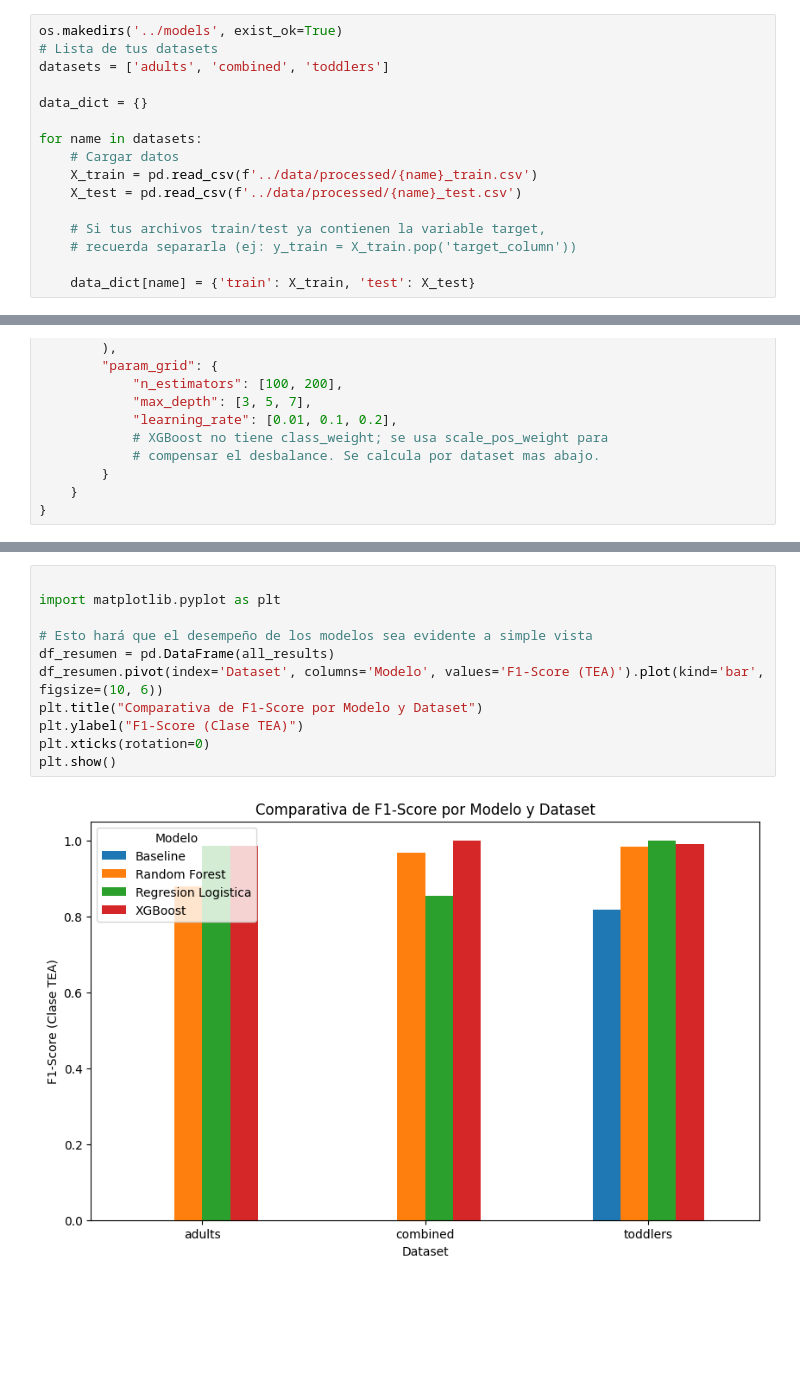
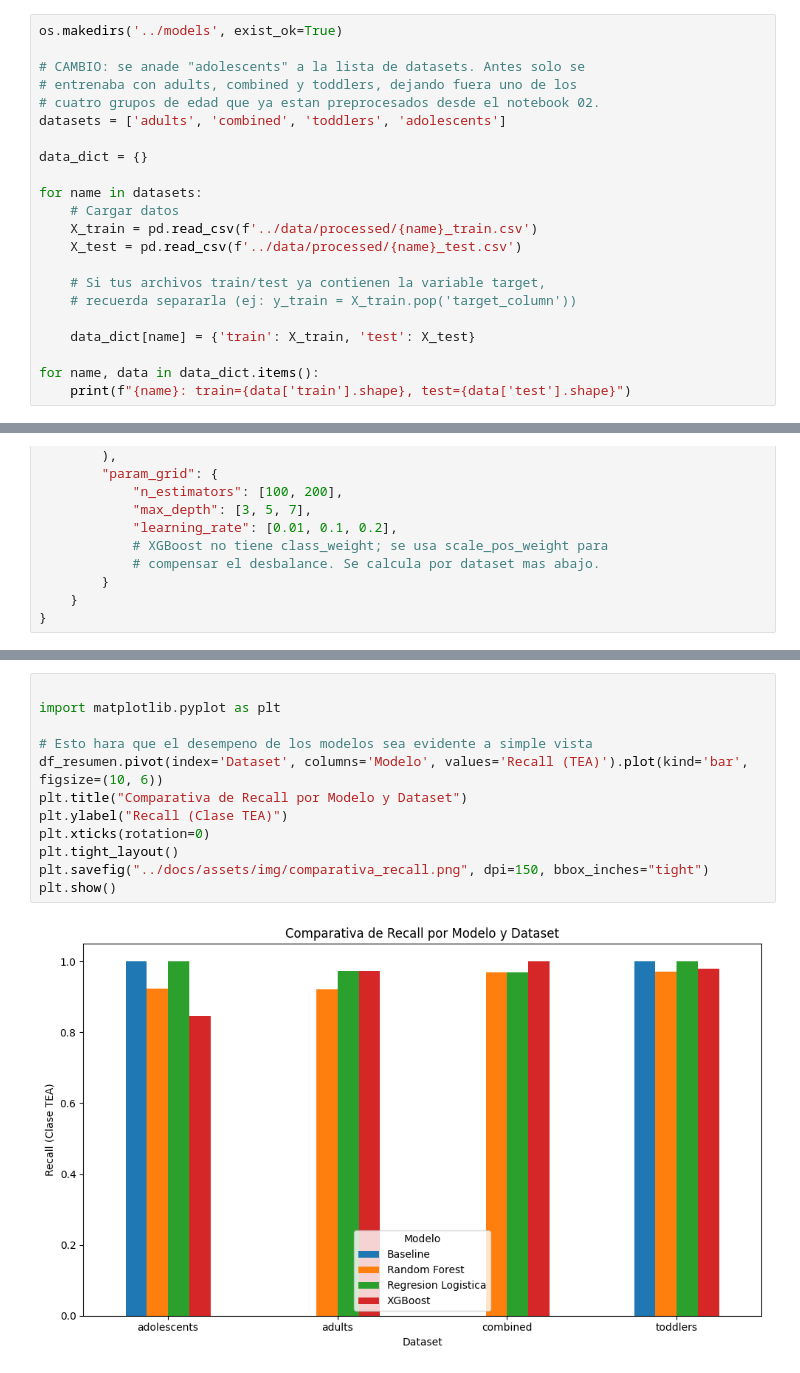
Before and after one commit to adrianaarang/tesTEA, a Jupyter notebook: notebooks/03_modelado.ipynb, the cells around one changed output, grey strips where cells are left out. Drawn from its saved outputs; the diff is of its cells as text; blank space fills up the shorter version.

```diff
--- a/notebooks/03_modelado.ipynb
+++ b/notebooks/03_modelado.ipynb
@@ -13,8 +31,11 @@ import seaborn as sns
 from sklearn.metrics import ConfusionMatrixDisplay
 # %%
 os.makedirs('../models', exist_ok=True)
-# Lista de tus datasets
-datasets = ['adults', 'combined', 'toddlers']
+
+# CAMBIO: se anade "adolescents" a la lista de datasets. Antes solo se
+# entrenaba con adults, combined y toddlers, dejando fuera uno de los
+# cuatro grupos de edad que ya estan preprocesados desde el notebook 02.
+datasets = ['adults', 'combined', 'toddlers', 'adolescents']
 
 data_dict = {}
 
@@ -27,3 +48,6 @@ for name in datasets:
     # recuerda separarla (ej: y_train = X_train.pop('target_column'))
 
     data_dict[name] = {'train': X_train, 'test': X_test}
+
+for name, data in data_dict.items():
+    print(f"{name}: train={data['train'].shape}, test={data['test'].shape}")
@@ -175,14 +240,15 @@ df_resumen
 # %%
 
 import matplotlib.pyplot as plt
 
-# Esto hará que el desempeño de los modelos sea evidente a simple vista
-df_resumen = pd.DataFrame(all_results)
-df_resumen.pivot(index='Dataset', columns='Modelo', values='F1-Score (TEA)').plot(kind='bar', figsize=(10, 6))
-plt.title("Comparativa de F1-Score por Modelo y Dataset")
-plt.ylabel("F1-Score (Clase TEA)")
+# Esto hara que el desempeno de los modelos sea evidente a simple vista
+df_resumen.pivot(index='Dataset', columns='Modelo', values='Recall (TEA)').plot(kind='bar', figsize=(10, 6))
+plt.title("Comparativa de Recall por Modelo y Dataset")
+plt.ylabel("Recall (Clase TEA)")
 plt.xticks(rotation=0)
+plt.tight_layout()
+plt.savefig("../docs/assets/img/comparativa_recall.png", dpi=150, bbox_inches="tight")
 plt.show()
 # %% [output]
-[figure, old version]
+[figure, new version]
 # %%
```
Also changed, not shown: parts of 8 cells of this notebook.
